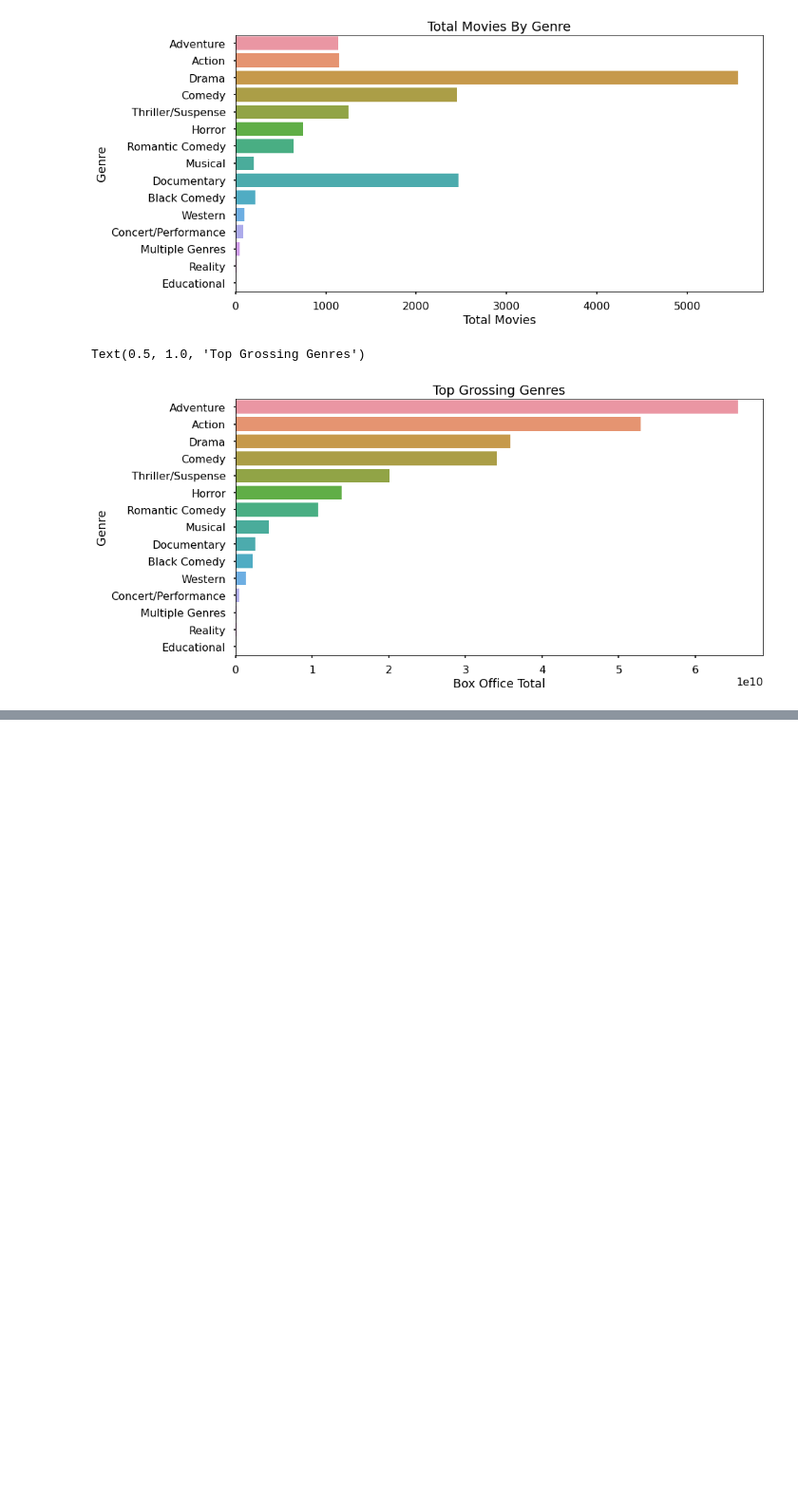
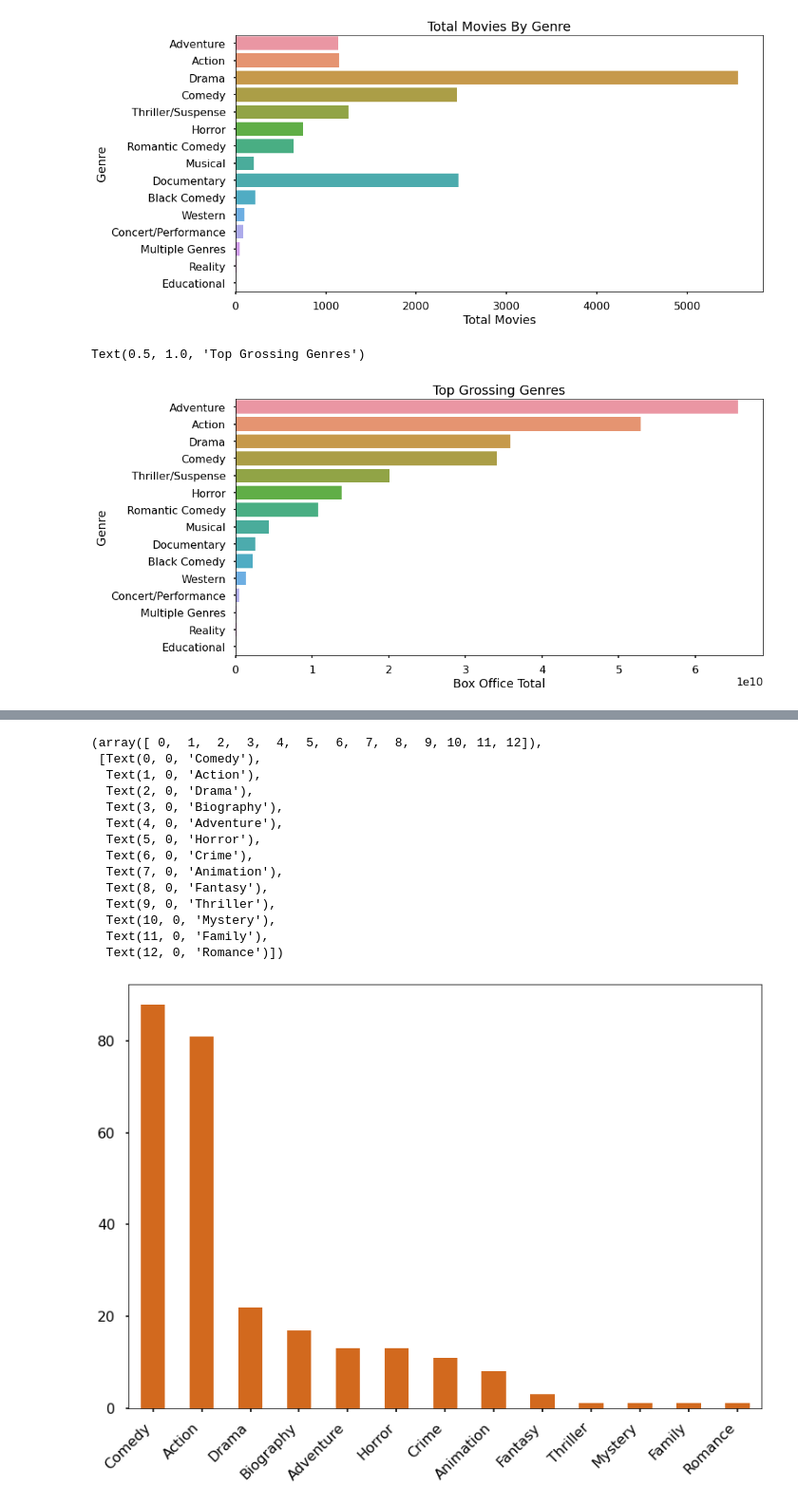
Before and after one commit to LindstromKyle/DSC-Flatiron-Project-1, a Jupyter notebook: top_genres_and_studios1.ipynb, the cells around one changed output, grey strips where cells are left out. Shown at 95% size. Cells and saved outputs as stored; diff of their text form; code cells hidden in the pictures; blank space fills up the shorter version.

```diff
--- a/top_genres_and_studios1.ipynb
+++ b/top_genres_and_studios1.ipynb
@@ -109,0 +95,4 @@ plt.show()
+# %%
+stats_df = pd.read_csv('zippedData/rtmoviestats.csv')
+stats_df = stats_df.drop(['rating', 'year', 'score', 'votes', 'writer', 'star', 'country'], axis = 1 )
+stats_df.dropna()
@@ -109,0 +134,24 @@ plt.show()
+# %%
+#Count of Universal movies by Genre
+Universal_df = stats_df[stats_df['company'] == 'Universal Pictures']
+Universal_df['genre'].value_counts()
+# %%
+Universal_df['genre'].value_counts().plot(kind='bar', stacked=True, color='chocolate')
+plt.title = ('Universal Movies by Genre')
+plt.xticks(rotation=45, horizontalalignment='right')
+# %% [output]
+(array([ 0,  1,  2,  3,  4,  5,  6,  7,  8,  9, 10, 11, 12]),
+ [Text(0, 0, 'Comedy'),
+  Text(1, 0, 'Action'),
+  Text(2, 0, 'Drama'),
+  Text(3, 0, 'Biography'),
+  Text(4, 0, 'Adventure'),
+  Text(5, 0, 'Horror'),
+  Text(6, 0, 'Crime'),
+  Text(7, 0, 'Animation'),
+  Text(8, 0, 'Fantasy'),
+  Text(9, 0, 'Thriller'),
+  Text(10, 0, 'Mystery'),
+  Text(11, 0, 'Family'),
+  Text(12, 0, 'Romance')])
+[figure, added]
```
Also changed, not shown: parts of 14 cells of this notebook.
